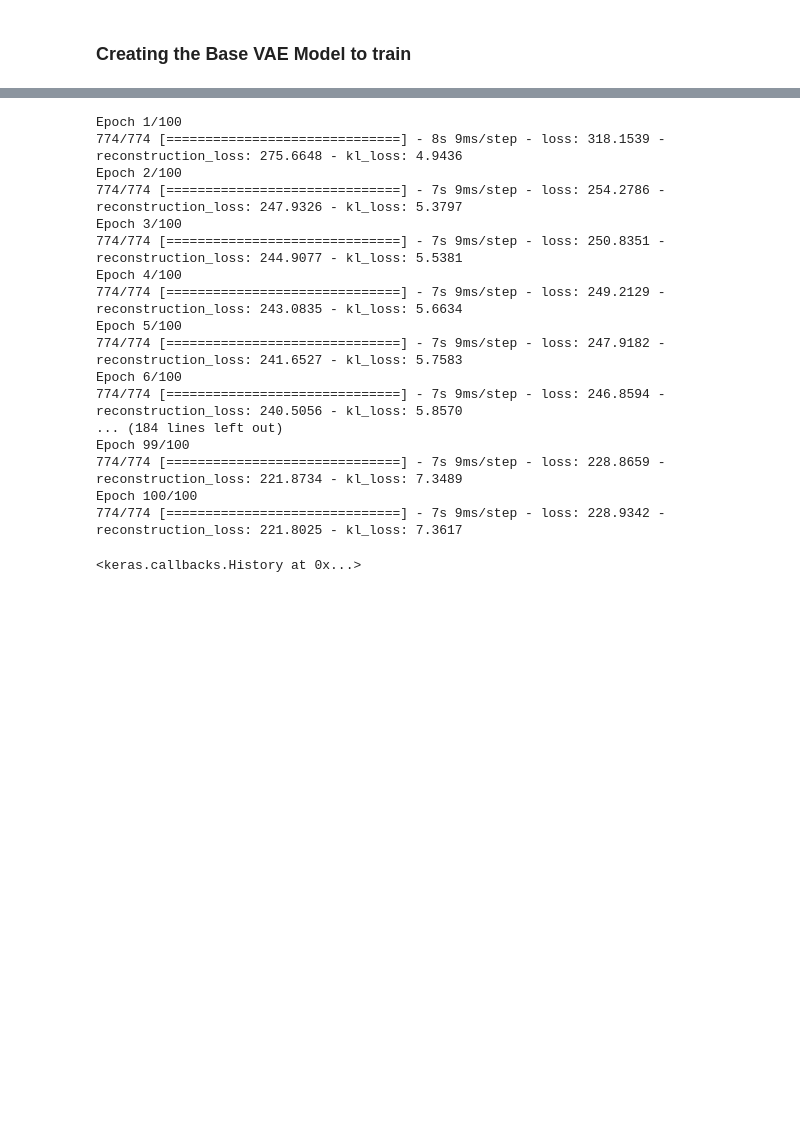
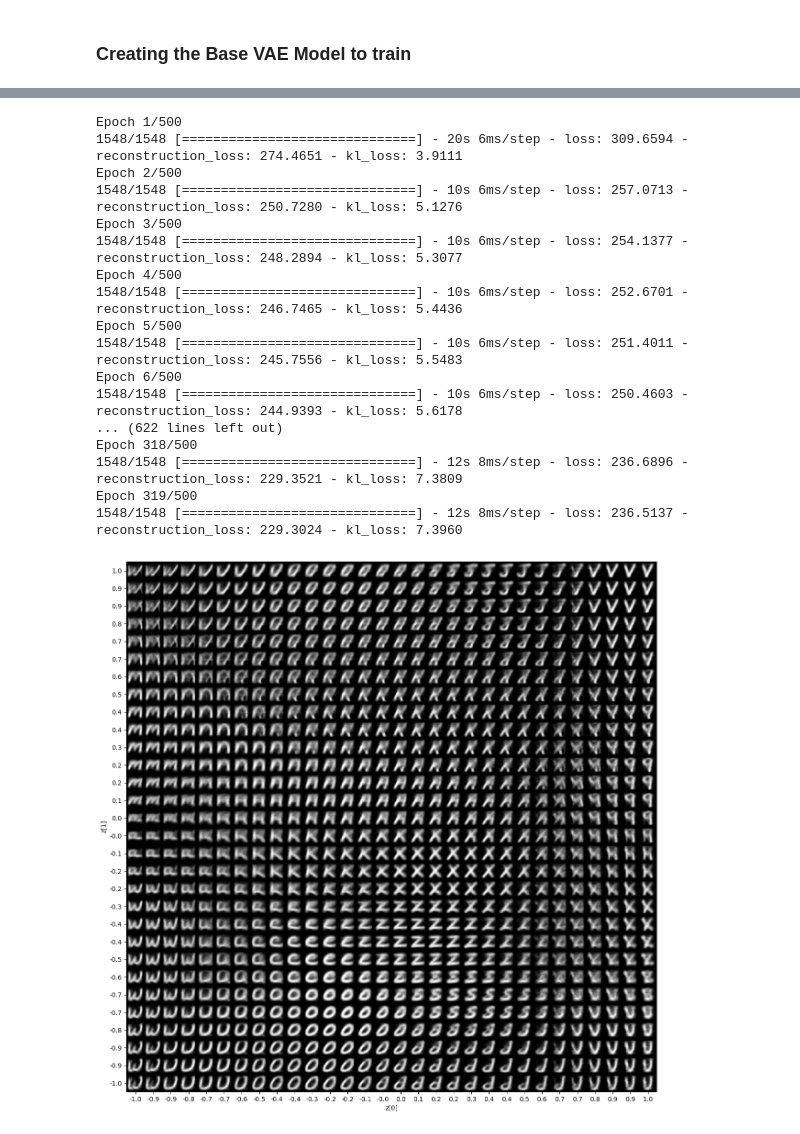
Before and after one commit to Zafyree3/DELE_CA2, a Jupyter notebook: PART A.ipynb, the cells around one changed output, grey strips where cells are left out. Drawn from its saved outputs; the diff is of its cells as text; code cells hidden in the pictures; blank space fills up the shorter version.

Commit message:
encoder

```diff
--- a/PART A.ipynb
+++ b/PART A.ipynb
@@ -831,26 +860,29 @@ _________________________________________________________________
 # %%
 vae_data = np.array(augmented_data)
 vae_data = np.expand_dims(vae_data, -1).astype("float32") / 255
 
-vae = VAE(encoder, decoder)
-vae.compile(optimizer=keras.optimizers.Adam())
-vae.fit(vae_data, epochs=100, batch_size=128)
+early_stopping = keras.callbacks.EarlyStopping(monitor="loss", patience=10)
+
+vaeNew = VariationalAutoencoder(2, (28, 28, 1))
+vaeNew.compile(optimizer=keras.optimizers.Adam(learning_rate=0.001))
+vaeNew.fit(vae_data, epochs=500, batch_size=64, callbacks=[early_stopping])
+vaeNew.plot_latent_space()
 # %% [output]
-Epoch 1/100
-774/774 [==============================] - 8s 9ms/step - loss: 318.1539 - reconstruction_loss: 275.6648 - kl_loss: 4.9436
-Epoch 2/100
-774/774 [==============================] - 7s 9ms/step - loss: 254.2786 - reconstruction_loss: 247.9326 - kl_loss: 5.3797
-Epoch 3/100
-774/774 [==============================] - 7s 9ms/step - loss: 250.8351 - reconstruction_loss: 244.9077 - kl_loss: 5.5381
-Epoch 4/100
-774/774 [==============================] - 7s 9ms/step - loss: 249.2129 - reconstruction_loss: 243.0835 - kl_loss: 5.6634
-Epoch 5/100
-774/774 [==============================] - 7s 9ms/step - loss: 247.9182 - reconstruction_loss: 241.6527 - kl_loss: 5.7583
-Epoch 6/100
-774/774 [==============================] - 7s 9ms/step - loss: 246.8594 - reconstruction_loss: 240.5056 - kl_loss: 5.8570
-... (184 lines left out)
-Epoch 99/100
-774/774 [==============================] - 7s 9ms/step - loss: 228.8659 - reconstruction_loss: 221.8734 - kl_loss: 7.3489
-Epoch 100/100
-774/774 [==============================] - 7s 9ms/step - loss: 228.9342 - reconstruction_loss: 221.8025 - kl_loss: 7.3617
+Epoch 1/500
+1548/1548 [==============================] - 20s 6ms/step - loss: 309.6594 - reconstruction_loss: 274.4651 - kl_loss: 3.9111
+Epoch 2/500
+1548/1548 [==============================] - 10s 6ms/step - loss: 257.0713 - reconstruction_loss: 250.7280 - kl_loss: 5.1276
+Epoch 3/500
+1548/1548 [==============================] - 10s 6ms/step - loss: 254.1377 - reconstruction_loss: 248.2894 - kl_loss: 5.3077
+Epoch 4/500
+1548/1548 [==============================] - 10s 6ms/step - loss: 252.6701 - reconstruction_loss: 246.7465 - kl_loss: 5.4436
+Epoch 5/500
+1548/1548 [==============================] - 10s 6ms/step - loss: 251.4011 - reconstruction_loss: 245.7556 - kl_loss: 5.5483
+Epoch 6/500
+1548/1548 [==============================] - 10s 6ms/step - loss: 250.4603 - reconstruction_loss: 244.9393 - kl_loss: 5.6178
+... (622 lines left out)
+Epoch 318/500
+1548/1548 [==============================] - 12s 8ms/step - loss: 236.6896 - reconstruction_loss: 229.3521 - kl_loss: 7.3809
+Epoch 319/500
+1548/1548 [==============================] - 12s 8ms/step - loss: 236.5137 - reconstruction_loss: 229.3024 - kl_loss: 7.3960
-<keras.callbacks.History at 0x...>
+[figure, added]
```
Also changed, not shown: parts of 11 cells of this notebook, 2 other files.
